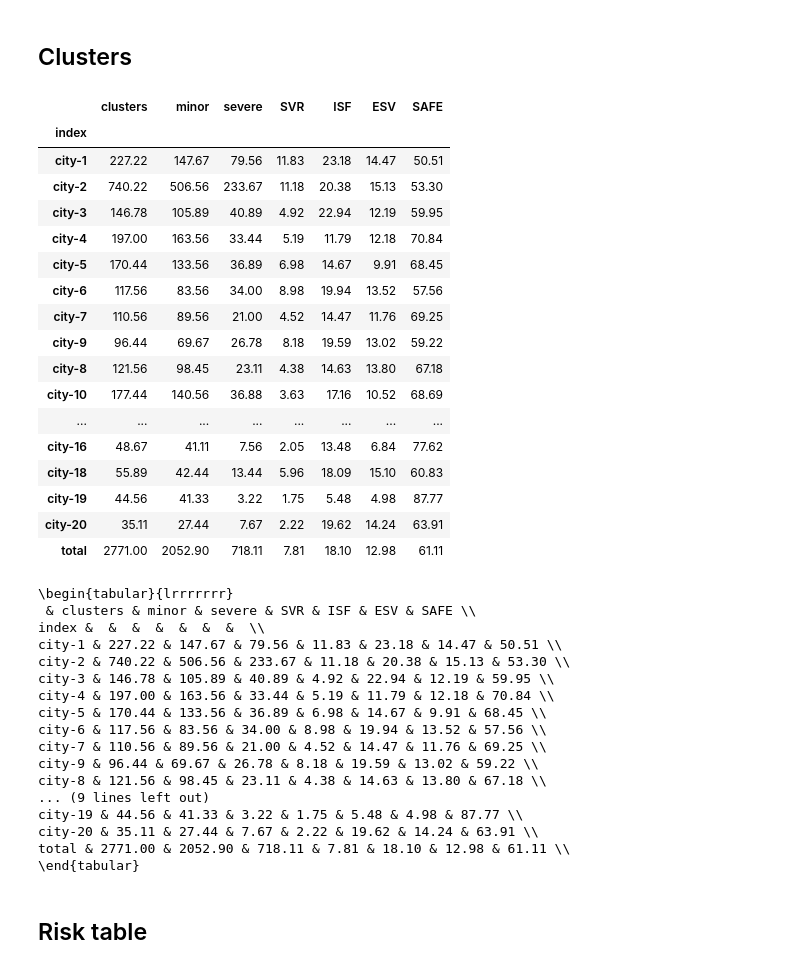
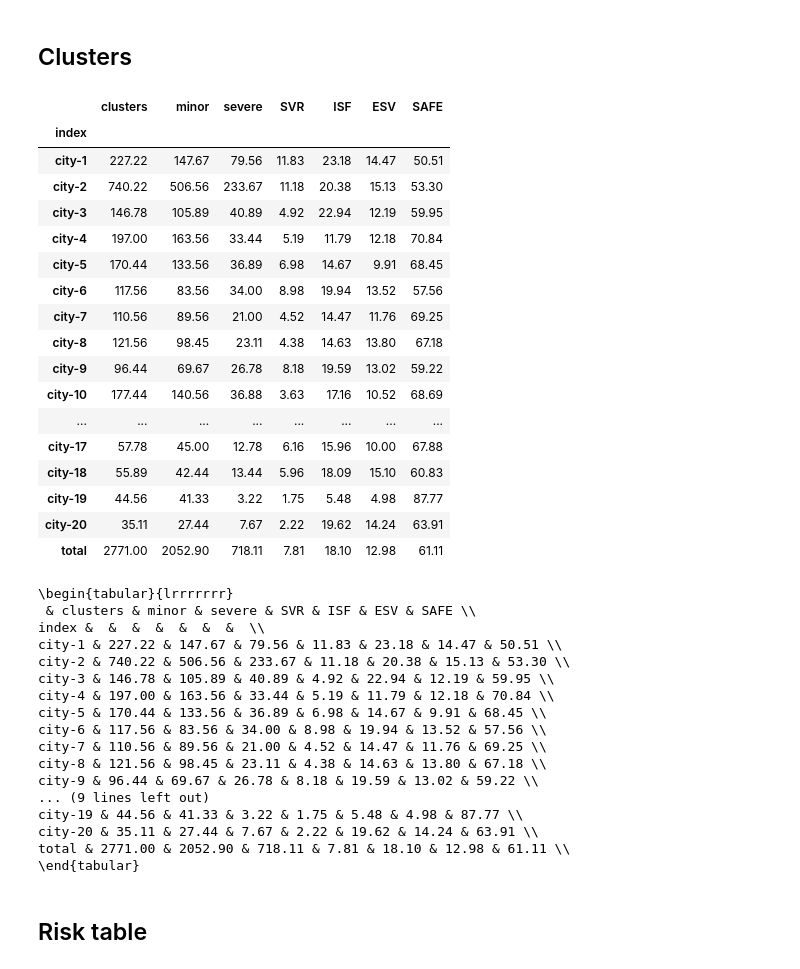
Before and after one commit to EliaMerran/road_accidents, a Jupyter notebook: theoretical_overview_latex.ipynb, the cells around one changed output. Cells and saved outputs as stored; diff of their text form; code cells hidden in the pictures.

Commit message:
-- bug fix: theoretical_overview summary tables now work (only IL)

```diff
--- a/theoretical_overview_latex.ipynb
+++ b/theoretical_overview_latex.ipynb
@@ -274,38 +283,43 @@ property_damage & 18 & 64 & 18 \\
 # cluster = pd.DataFrame(index=[f"city-{i}" for i in range(20)], columns="clusters SVR ISF ESV SAFE".split()).fillna("XXX")
 # cluster.index.name = "city"
 # cluster.head()
 cluster = pd.read_csv(use_dir+"accident_clusters_statistics_by_city.csv", usecols=["city",  "num_clusters", "Consistent Severity", "Improved Safety", "Severe Turnaround", "Stable Safety"], index_col="city")
 cluster.columns = "clusters SVR ISF ESV SAFE".split()
 cluster["minor"] = cluster.SAFE + cluster.ESV
 cluster["severe"] = cluster.SVR + cluster.ISF
 
 if REMOVE_CITY_NAMES:
     cluster = cluster.join(city_codes.reset_index().set_index("city")).set_index("index")
 
+    def sort_f(index):
+        return [int(v.split("-")[1]) for v in index]
+
+    cluster.sort_index(inplace=True, ascending=True, key=sort_f)
+
 cluster.loc["total"]= cluster.sum()
 cluster = cluster["clusters minor severe SVR ISF ESV SAFE".split()]
 
 # percentages
 cluster.SVR = (cluster.SVR / cluster.clusters * 100).round(2)
 cluster.ISF = (cluster.ISF / cluster.clusters * 100).round(2)
 cluster.ESV = (cluster.ESV / cluster.clusters * 100).round(2)
 cluster.SAFE = (cluster.SAFE / cluster.clusters * 100).round(2)
 cluster
 # %% [output]
 |  | clusters | minor | severe | SVR | ISF | ESV | SAFE |
 | index |  |  |  |  |  |  |  |
 | city-1 | 227.22 | 147.67 | 79.56 | 11.83 | 23.18 | 14.47 | 50.51 |
 | city-2 | 740.22 | 506.56 | 233.67 | 11.18 | 20.38 | 15.13 | 53.30 |
 | city-3 | 146.78 | 105.89 | 40.89 | 4.92 | 22.94 | 12.19 | 59.95 |
 | city-4 | 197.00 | 163.56 | 33.44 | 5.19 | 11.79 | 12.18 | 70.84 |
 | city-5 | 170.44 | 133.56 | 36.89 | 6.98 | 14.67 | 9.91 | 68.45 |
 | city-6 | 117.56 | 83.56 | 34.00 | 8.98 | 19.94 | 13.52 | 57.56 |
 | city-7 | 110.56 | 89.56 | 21.00 | 4.52 | 14.47 | 11.76 | 69.25 |
+| city-8 | 121.56 | 98.45 | 23.11 | 4.38 | 14.63 | 13.80 | 67.18 |
 | city-9 | 96.44 | 69.67 | 26.78 | 8.18 | 19.59 | 13.02 | 59.22 |
-| city-8 | 121.56 | 98.45 | 23.11 | 4.38 | 14.63 | 13.80 | 67.18 |
 | city-10 | 177.44 | 140.56 | 36.88 | 3.63 | 17.16 | 10.52 | 68.69 |
 | ... | ... | ... | ... | ... | ... | ... | ... |
-| city-16 | 48.67 | 41.11 | 7.56 | 2.05 | 13.48 | 6.84 | 77.62 |
+| city-17 | 57.78 | 45.00 | 12.78 | 6.16 | 15.96 | 10.00 | 67.88 |
 | city-18 | 55.89 | 42.44 | 13.44 | 5.96 | 18.09 | 15.10 | 60.83 |
 | city-19 | 44.56 | 41.33 | 3.22 | 1.75 | 5.48 | 4.98 | 87.77 |
 | city-20 | 35.11 | 27.44 | 7.67 | 2.22 | 19.62 | 14.24 | 63.91 |
@@ -323,8 +337,8 @@ city-4 & 197.00 & 163.56 & 33.44 & 5.19 & 11.79 & 12.18 & 70.84 \\
 city-5 & 170.44 & 133.56 & 36.89 & 6.98 & 14.67 & 9.91 & 68.45 \\
 city-6 & 117.56 & 83.56 & 34.00 & 8.98 & 19.94 & 13.52 & 57.56 \\
 city-7 & 110.56 & 89.56 & 21.00 & 4.52 & 14.47 & 11.76 & 69.25 \\
+city-8 & 121.56 & 98.45 & 23.11 & 4.38 & 14.63 & 13.80 & 67.18 \\
 city-9 & 96.44 & 69.67 & 26.78 & 8.18 & 19.59 & 13.02 & 59.22 \\
-city-8 & 121.56 & 98.45 & 23.11 & 4.38 & 14.63 & 13.80 & 67.18 \\
 ... (9 lines left out)
 city-19 & 44.56 & 41.33 & 3.22 & 1.75 & 5.48 & 4.98 & 87.77 \\
 city-20 & 35.11 & 27.44 & 7.67 & 2.22 & 19.62 & 14.24 & 63.91 \\
```
Also changed, not shown: parts of 16 cells of this notebook.
